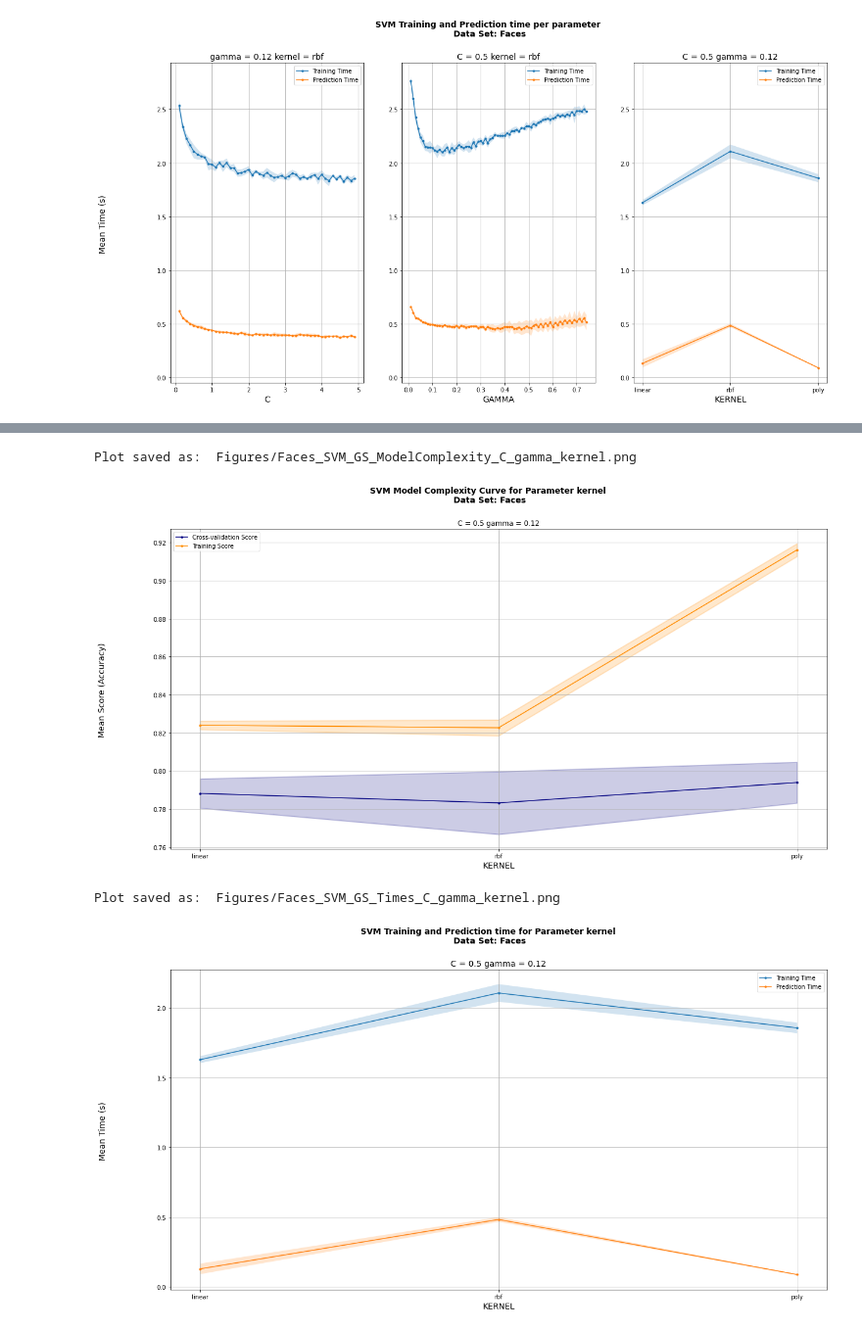
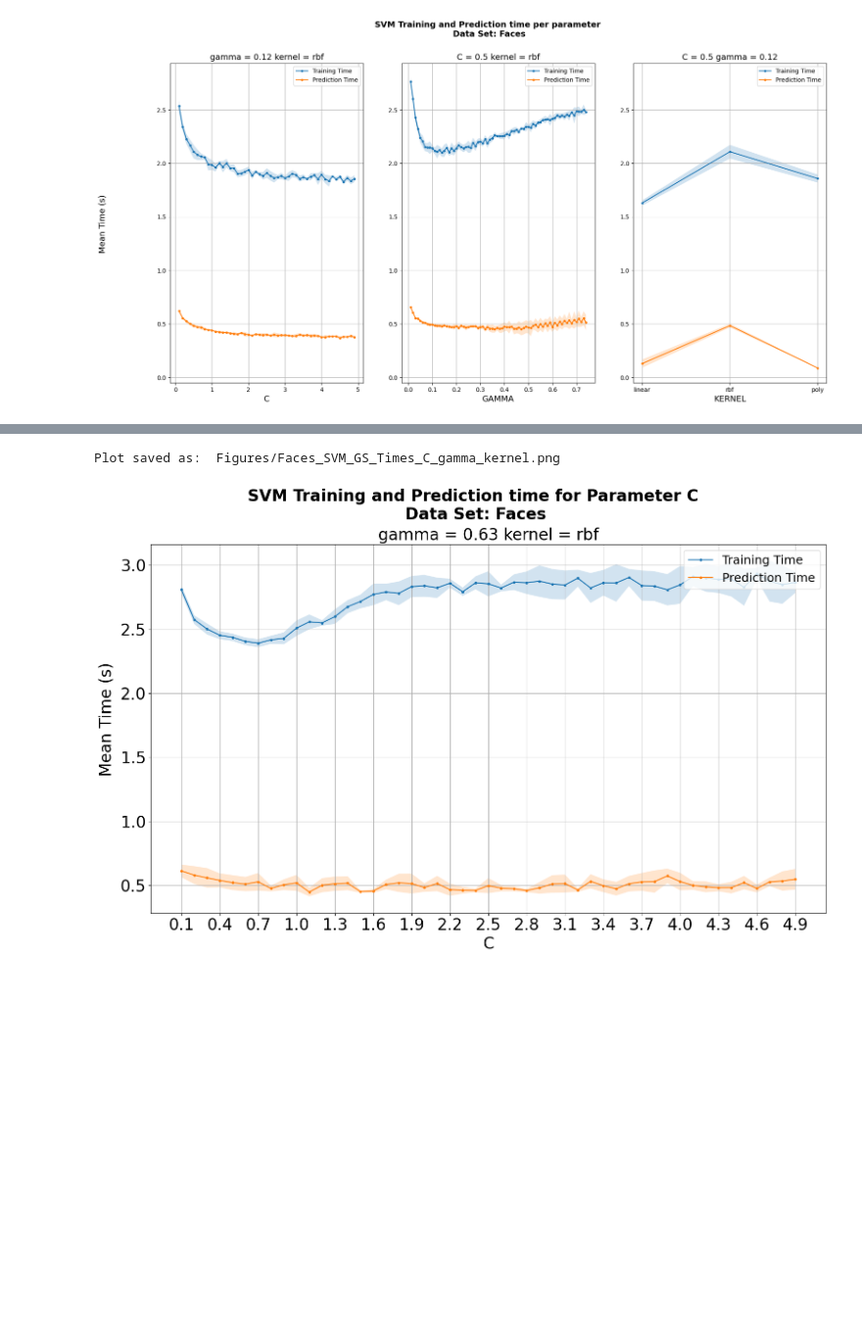
Before and after one commit to Inquisitive-ME/SupervisedLearning_Project_Code, a Jupyter notebook: SVMs/faces_SVM_analysis.ipynb, the cells around one changed output, grey strips where cells are left out. Shown at 98% size. Drawn from its saved outputs; the diff is of its cells as text; code cells hidden in the pictures; blank space fills up the shorter version.

Commit message:
SVMs complete for Faces Dataset

```diff
--- a/SVMs/faces_SVM_analysis.ipynb
+++ b/SVMs/faces_SVM_analysis.ipynb
@@ -96,3 +75,13 @@ common_grid_search_analysis.plot_grid_search_training_times(gs_results, PLOT_SAV
 # %% [output]
 Plot saved as:  Figures/Faces_SVM_GS_Times_C_gamma_kernel.png
 [figure]
+# %%
+unused_params_values['kernel'] = 'linear'
+common_grid_search_analysis.plot_grid_search_model_complexity_1param(gs_results, 'C', PLOT_SAVE_LOCATION, ALGO=ALGO, DATASET=DATASET, unused_params_value_dict=unused_params_values, tick_spacing=3, ylim=ylim)
+unused_params_values['kernel'] = 'poly'
+
+poly_params = unused_params_values.copy()
+poly_params['gamma']=gamma[5]
+common_grid_search_analysis.plot_grid_search_model_complexity_1param(gs_results, 'C', PLOT_SAVE_LOCATION, ALGO=ALGO, DATASET=DATASET, unused_params_value_dict=poly_params, tick_spacing=3, ylim=[0.7, 1.05])
+common_grid_search_analysis.plot_grid_search_model_complexity_1param(gs_results, 'gamma', PLOT_SAVE_LOCATION, ALGO=ALGO, DATASET=DATASET, unused_params_value_dict=poly_params, tick_spacing=5
+                                                                     , ylim=ylim)
@@ -99,8 +95,5 @@ Plot saved as:  Figures/Faces_SVM_GS_Times_C_gamma_kernel.png
 # %%
-common_grid_search_analysis.plot_grid_search_model_complexity_1param(gs_results, 'kernel', PLOT_SAVE_LOCATION, ALGO=ALGO, DATASET=DATASET, unused_params_value_dict=unused_params_values)
-common_grid_search_analysis.plot_grid_search_training_times_1param(gs_results, 'kernel', PLOT_SAVE_LOCATION, ALGO=ALGO, DATASET=DATASET, unused_params_value_dict=unused_params_values)
+common_grid_search_analysis.plot_grid_search_training_times_1param(gs_results, 'C', PLOT_SAVE_LOCATION, ALGO=ALGO, DATASET=DATASET, unused_params_value_dict=unused_params_values, tick_spacing=3)
 # %% [output]
-Plot saved as:  Figures/Faces_SVM_GS_ModelComplexity_C_gamma_kernel.png
+Plot saved as:  Figures/Faces_SVM_GS_Times_C_gamma_kernel.png
-[figure, old version]
+[figure, new version]
-Plot saved as:  Figures/Faces_SVM_GS_Times_C_gamma_kernel.png
-[figure, removed]
```
Also changed, not shown: parts of 16 cells of this notebook, 2 other files.
